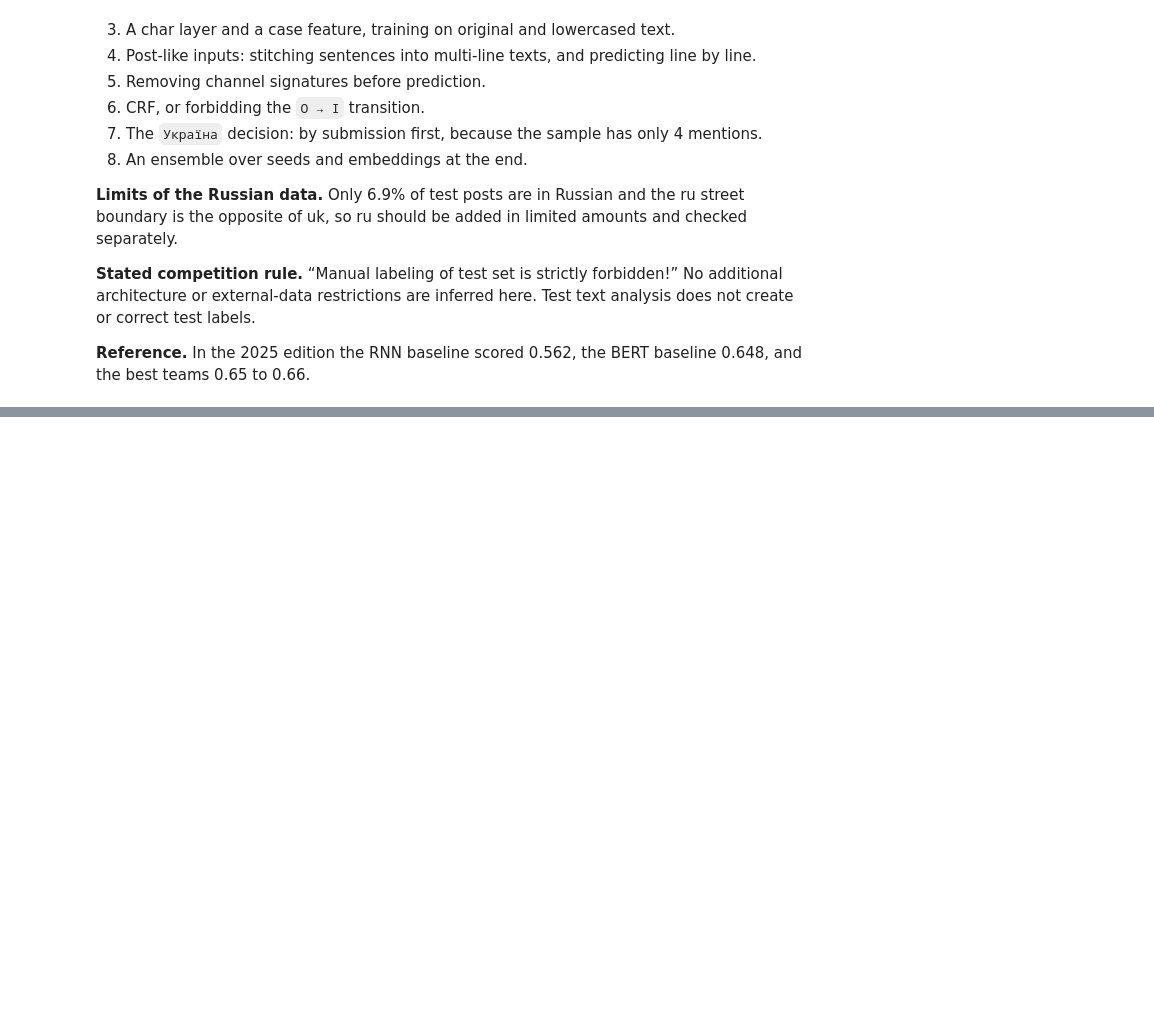
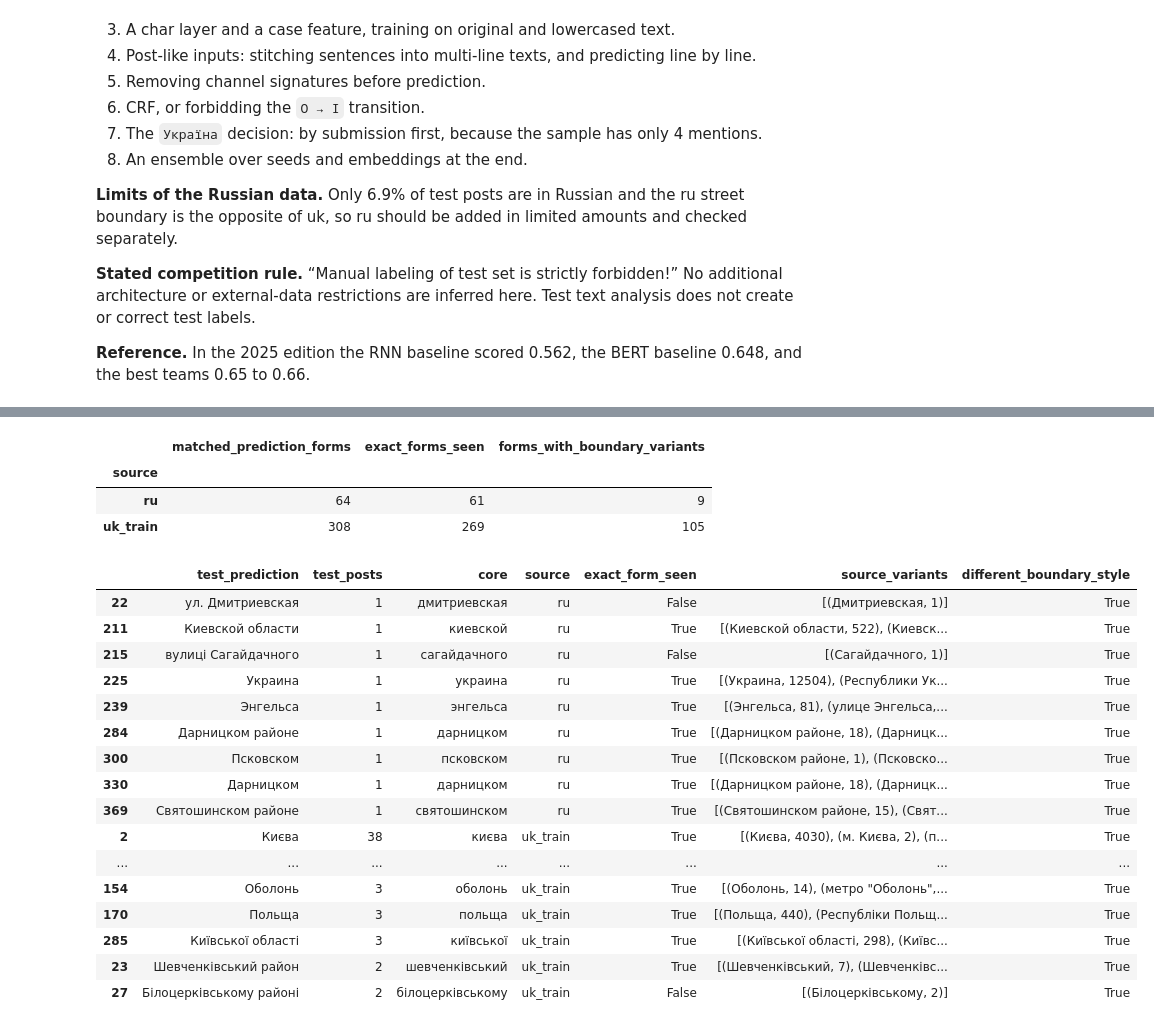
Before and after one commit to mykhailoisupov/RNN_for_NER, a Jupyter notebook: notebooks/EDA.ipynb, the cells around one changed output, grey strips where cells are left out. Saved outputs shown, nothing was run; the diff lists cells and outputs as text; code cells hidden in the pictures; blank space fills up the shorter version.

```diff
--- a/notebooks/EDA.ipynb
+++ b/notebooks/EDA.ipynb
@@ -1435,0 +2401,18 @@ The sample has 32 mentions, so its numbers are indicative and not measurements.
+# %%
+from scripts.label_analysis import form_profile, boundary_profile, same_core_variants, core_form
+
+assert core_form("вул. Хрещатик, 12") == core_form("Хрещатик")
+assert core_form("Київ") != core_form("Львів")
+assert core_form("Київ") != core_form("Києві")
+label_counts = {}
+for name in ["uk_train", "ru"]:
+    frame = comparison_sources[name]
+    label_counts[name] = Counter(text[a:b] for text, spans in zip(frame.text, frame.loc_markers) for a,b in spans)
+label_counts["sample_reference"] = Counter(s for labels in sample.locations for s in (ast.literal_eval(labels) if isinstance(labels, str) else labels))
+label_counts["test_GPT"] = Counter(s for labels in gpt_test.locations for s in labels)
+label_form_summary = pd.DataFrame({name: form_profile(counts) for name, counts in label_counts.items()}).T
+unique_form_summary = pd.DataFrame({name: form_profile(Counter({s:1 for s in counts})) for name, counts in label_counts.items()}).T
+display(label_form_summary.T.round(2))
+display(unique_form_summary.T.round(2))
+label_form_summary.to_csv(analysis_dir / "label_form_profile.csv")
+unique_form_summary.to_csv(analysis_dir / "unique_label_form_profile.csv")
@@ -1435,0 +2454,20 @@ The sample has 32 mentions, so its numbers are indicative and not measurements.
+# %%
+boundary_summaries = {}
+for name in ["uk_train", "ru"]:
+    frame = comparison_sources[name]
+    boundary_summaries[name] = boundary_profile((text,a,b) for text, spans in zip(frame.text, frame.loc_markers) for a,b in spans)
+test_records, ambiguous_predictions = [], 0
+for row in gpt_test.itertuples():
+    for label in row.locations:
+        starts = [m.start() for m in re.finditer(re.escape(label), row.text)]
+        if len(starts) != 1:
+            ambiguous_predictions += 1
+        else:
+            test_records.append((row.text, starts[0], starts[0] + len(label)))
+boundary_summaries["test_GPT_unambiguous"] = boundary_profile(test_records)
+label_boundary_summary = pd.DataFrame(boundary_summaries).T.fillna(0).astype(int)
+label_boundary_summary["street_cases"] = label_boundary_summary.street_type_inside + label_boundary_summary.street_type_just_before
+label_boundary_summary["street_type_inside_pct"] = 100 * label_boundary_summary.street_type_inside / label_boundary_summary.street_cases.replace(0, np.nan)
+print("test_predictions_excluded_as_ambiguous:", ambiguous_predictions)
+display(label_boundary_summary.round(2))
+label_boundary_summary.to_csv(analysis_dir / "label_boundary_policy.csv")
@@ -1435,0 +2486,28 @@ The sample has 32 mentions, so its numbers are indicative and not measurements.
+# %%
+label_variants = same_core_variants({name: label_counts[name] for name in ["uk_train", "ru"]}, label_counts["test_GPT"])
+display(label_variants.groupby("source").agg(matched_prediction_forms=("test_prediction", "size"),
+    exact_forms_seen=("exact_form_seen", "sum"), forms_with_boundary_variants=("different_boundary_style", "sum")))
+display(label_variants.loc[label_variants.different_boundary_style].sort_values(["source", "test_posts"], ascending=[True, False]).groupby("source").head(12))
+label_variants.to_csv(analysis_dir / "same_name_label_variants.csv", index=False)
+# %% [output]
+|  | matched_prediction_forms | exact_forms_seen | forms_with_boundary_variants |
+| source |  |  |  |
+| ru | 64 | 61 | 9 |
+| uk_train | 308 | 269 | 105 |
+|  | test_prediction | test_posts | core | source | exact_form_seen | source_variants | different_boundary_style |
+| 22 | ул. Дмитриевская | 1 | дмитриевская | ru | False | [(Дмитриевская, 1)] | True |
+| 211 | Киевской области | 1 | киевской | ru | True | [(Киевской области, 522), (Киевск... | True |
+| 215 | вулиці Сагайдачного | 1 | сагайдачного | ru | False | [(Сагайдачного, 1)] | True |
+| 225 | Украина | 1 | украина | ru | True | [(Украина, 12504), (Республики Ук... | True |
+| 239 | Энгельса | 1 | энгельса | ru | True | [(Энгельса, 81), (улице Энгельса,... | True |
+| 284 | Дарницком районе | 1 | дарницком | ru | True | [(Дарницком районе, 18), (Дарницк... | True |
+| 300 | Псковском | 1 | псковском | ru | True | [(Псковском районе, 1), (Псковско... | True |
+| 330 | Дарницком | 1 | дарницком | ru | True | [(Дарницком районе, 18), (Дарницк... | True |
+| 369 | Святошинском районе | 1 | святошинском | ru | True | [(Святошинском районе, 15), (Свят... | True |
+| 2 | Києва | 38 | києва | uk_train | True | [(Києва, 4030), (м. Києва, 2), (п... | True |
+| ... | ... | ... | ... | ... | ... | ... | ... |
+| 154 | Оболонь | 3 | оболонь | uk_train | True | [(Оболонь, 14), (метро "Оболонь",... | True |
+| 170 | Польща | 3 | польща | uk_train | True | [(Польща, 440), (Республіки Польщ... | True |
+| 285 | Київської області | 3 | київської | uk_train | True | [(Київської області, 298), (Київс... | True |
+| 23 | Шевченківський район | 2 | шевченківський | uk_train | True | [(Шевченківський, 7), (Шевченківс... | True |
+| 27 | Білоцерківському районі | 2 | білоцерківському | uk_train | False | [(Білоцерківському, 2)] | True |
```
Also changed, not shown: parts of 216 cells of this notebook, 7 other files.
